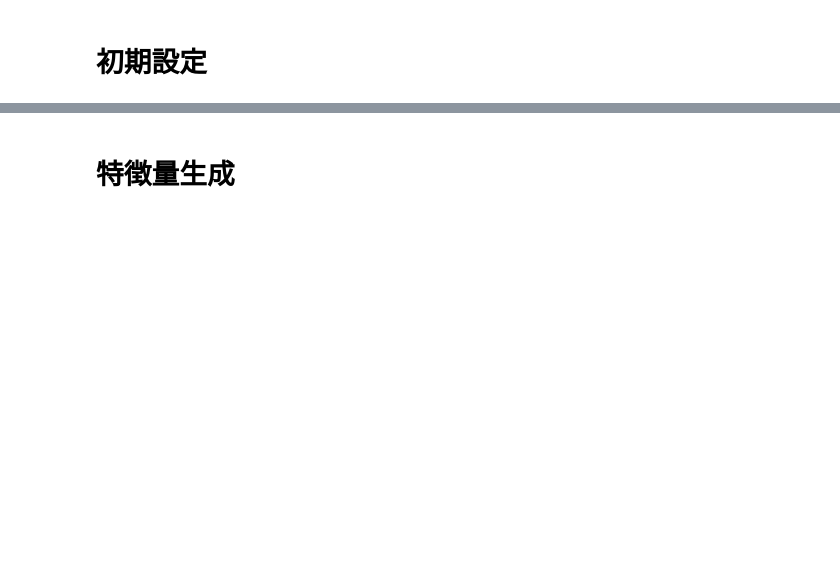
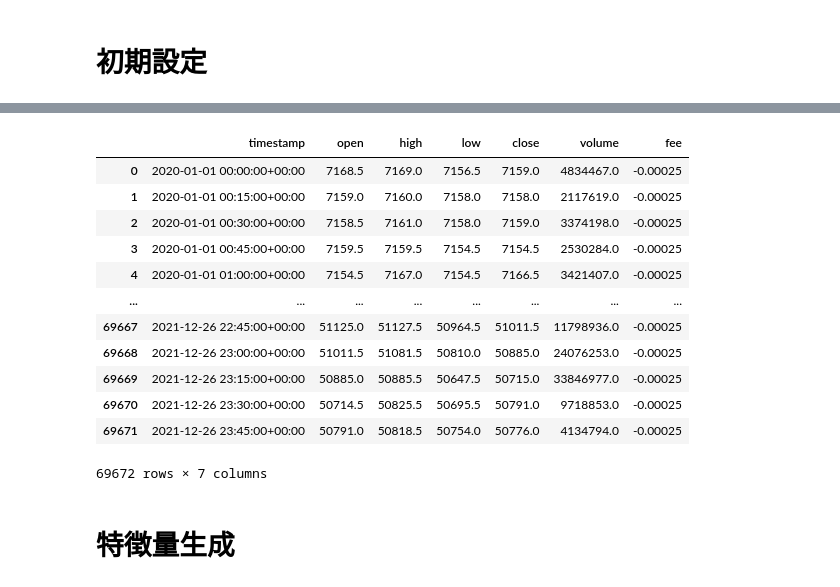
Before and after one commit to Joichiro433/MLtrading, a Jupyter notebook: notebook/bybit/ML_bybit_product.ipynb, the cells around one changed output, grey strips where cells are left out. Saved outputs shown, nothing was run; the diff lists cells and outputs as text; code cells hidden in the pictures; blank space fills up the shorter version.

```diff
--- a/notebook/bybit/ML_bybit_product.ipynb
+++ b/notebook/bybit/ML_bybit_product.ipynb
@@ -150,3 +134,21 @@ display(df_eth_5m)
+# %%
+df['fee'] = -0.00025
+display(df)
+df.to_pickle('df_ohlcv_with_fee.pkl')
+# %% [output]
+|  | timestamp | open | high | low | close | volume | fee |
+| 0 | 2020-01-01 00:00:00+00:00 | 7168.5 | 7169.0 | 7156.5 | 7159.0 | 4834467.0 | -0.00025 |
+| 1 | 2020-01-01 00:15:00+00:00 | 7159.0 | 7160.0 | 7158.0 | 7158.0 | 2117619.0 | -0.00025 |
+| 2 | 2020-01-01 00:30:00+00:00 | 7158.5 | 7161.0 | 7158.0 | 7159.0 | 3374198.0 | -0.00025 |
+| 3 | 2020-01-01 00:45:00+00:00 | 7159.5 | 7159.5 | 7154.5 | 7154.5 | 2530284.0 | -0.00025 |
+| 4 | 2020-01-01 01:00:00+00:00 | 7154.5 | 7167.0 | 7154.5 | 7166.5 | 3421407.0 | -0.00025 |
+| ... | ... | ... | ... | ... | ... | ... | ... |
+| 69667 | 2021-12-26 22:45:00+00:00 | 51125.0 | 51127.5 | 50964.5 | 51011.5 | 11798936.0 | -0.00025 |
+| 69668 | 2021-12-26 23:00:00+00:00 | 51011.5 | 51081.5 | 50810.0 | 50885.0 | 24076253.0 | -0.00025 |
+| 69669 | 2021-12-26 23:15:00+00:00 | 50885.0 | 50885.5 | 50647.5 | 50715.0 | 33846977.0 | -0.00025 |
+| 69670 | 2021-12-26 23:30:00+00:00 | 50714.5 | 50825.5 | 50695.5 | 50791.0 | 9718853.0 | -0.00025 |
+| 69671 | 2021-12-26 23:45:00+00:00 | 50791.0 | 50818.5 | 50754.0 | 50776.0 | 4134794.0 | -0.00025 |
+69672 rows × 7 columns
 # %% [markdown]
 # 特徴量生成
 # %%
```
Also changed, not shown: parts of 11 cells of this notebook, 3 other files.
